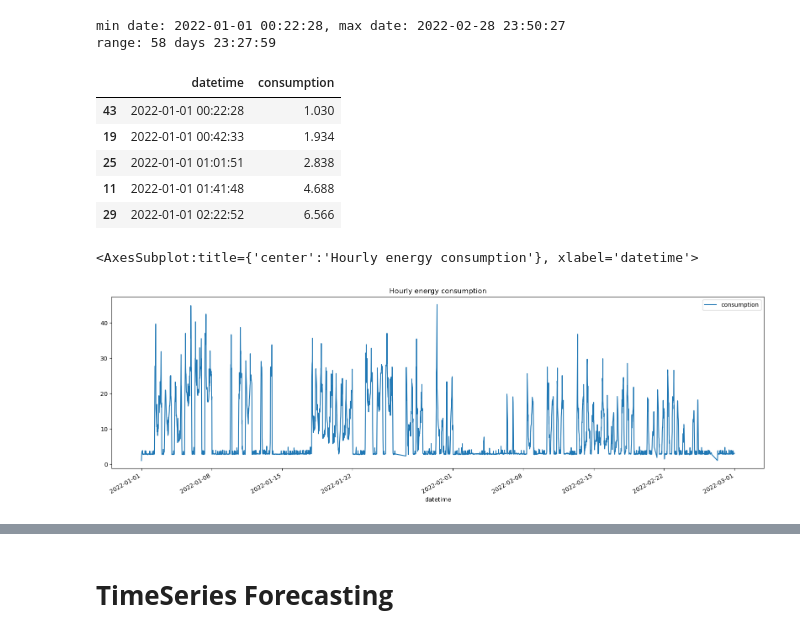
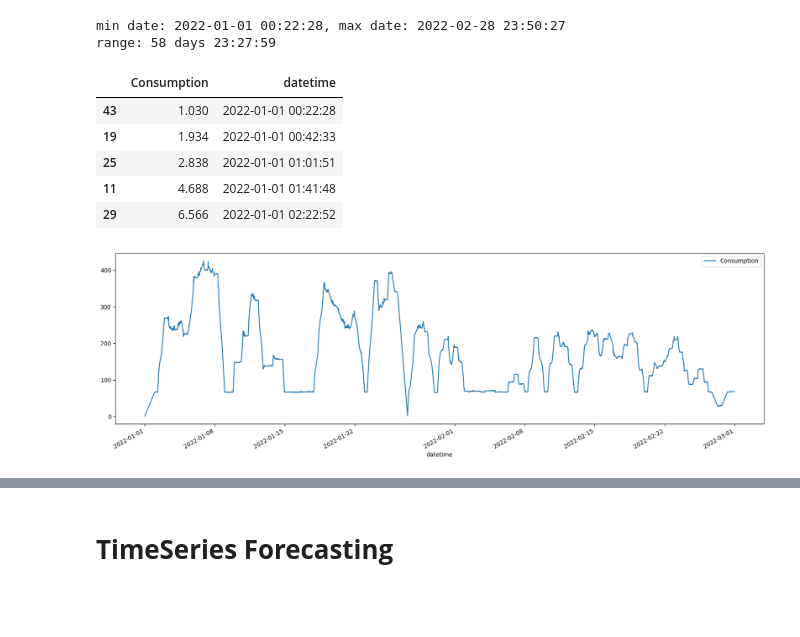
Before and after one commit to windyboy03/SELF_PROJECTS, a Jupyter notebook: RNN/timeseriesanalysis.ipynb, the cells around one changed output, grey strips where cells are left out. Cells and saved outputs as stored; diff of their text form; code cells hidden in the pictures; blank space fills up the shorter version.

```diff
--- a/RNN/timeseriesanalysis.ipynb
+++ b/RNN/timeseriesanalysis.ipynb
@@ -46,3 +9,7 @@ df = pd.concat(res,ignore_index=True).sort_values('datetime')
+# %%
+path = r'F:\pycham\PycharmProjects\pythonProject\RNN\Archive'
+files = Path(path).glob('*.csv')
+df = pd.concat((pd.read_csv(f) for f in files), ignore_index=True)
 # %%
 df.head()
 # %% [output]
@@ -54,0 +22,3 @@ df.head()
+# %%
+df = df.drop(['Unnamed: 0'], axis=1)
+df
@@ -54,0 +39,5 @@ df.head()
+# %%
+df['datetime'] = pd.to_datetime(df['TxnDate'] + ' ' + df['TxnTime'])
+df = df.sort_values('datetime')
+df.drop(['TxnDate', 'TxnTime'], axis=1, inplace=True)
+df
@@ -62,15 +65,15 @@ range: 58 days 23:27:59
 #daily energy consumption
 df.sort_values('datetime').rolling('1D',on='datetime').sum().head()
 # %% [output]
-|  | datetime | consumption |
-| 43 | 2022-01-01 00:22:28 | 1.030 |
-| 19 | 2022-01-01 00:42:33 | 1.934 |
-| 25 | 2022-01-01 01:01:51 | 2.838 |
-| 11 | 2022-01-01 01:41:48 | 4.688 |
-| 29 | 2022-01-01 02:22:52 | 6.566 |
+|  | Consumption | datetime |
+| 43 | 1.030 | 2022-01-01 00:22:28 |
+| 19 | 1.934 | 2022-01-01 00:42:33 |
+| 25 | 2.838 | 2022-01-01 01:01:51 |
+| 11 | 4.688 | 2022-01-01 01:41:48 |
+| 29 | 6.566 | 2022-01-01 02:22:52 |
 # %%
-import matplotlib.pyplot as plt
-df.rolling('1H',on='datetime').sum().loc[df['consumption']>0.5].plot(x='datetime',y='consumption',title="Hourly energy consumption",figsize=(20,6))
+# Daily energy consumption
+daily_df = df.rolling('1D',on='datetime').sum().loc[df['Consumption']>0.5]
+daily_df.plot(x='datetime',y='Consumption',figsize=(20,6));
 # %% [output]
-<AxesSubplot:title={'center':'Hourly energy consumption'}, xlabel='datetime'>
-[figure, old version]
+[figure, new version]
```
Also changed, not shown: parts of 43 cells of this notebook, 1 other file.
